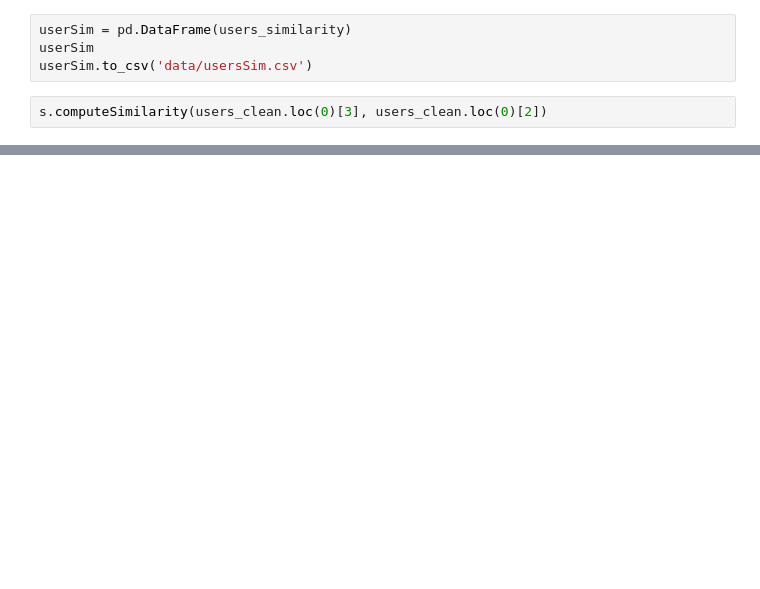
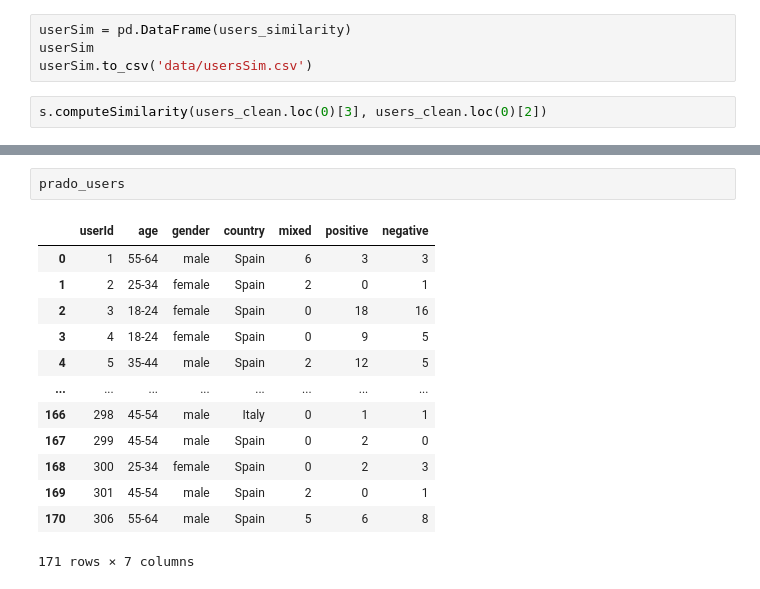
Before and after one commit to AlbertoGarciaDomenech/Comunidades-en-museos, a Jupyter notebook: SimilarityInterface.ipynb, the cells around one changed output, grey strips where cells are left out. Cells and saved outputs as stored; diff of their text form; blank space fills up the shorter version.

```diff
--- a/SimilarityInterface.ipynb
+++ b/SimilarityInterface.ipynb
@@ -282,0 +321,16 @@ s.computeSimilarity(users_clean.loc(0)[3], users_clean.loc(0)[2])
+# %%
+prado_users
+# %% [output]
+|  | userId | age | gender | country | mixed | positive | negative |
+| 0 | 1 | 55-64 | male | Spain | 6 | 3 | 3 |
+| 1 | 2 | 25-34 | female | Spain | 2 | 0 | 1 |
+| 2 | 3 | 18-24 | female | Spain | 0 | 18 | 16 |
+| 3 | 4 | 18-24 | female | Spain | 0 | 9 | 5 |
+| 4 | 5 | 35-44 | male | Spain | 2 | 12 | 5 |
+| ... | ... | ... | ... | ... | ... | ... | ... |
+| 166 | 298 | 45-54 | male | Italy | 0 | 1 | 1 |
+| 167 | 299 | 45-54 | male | Spain | 0 | 2 | 0 |
+| 168 | 300 | 25-34 | female | Spain | 0 | 2 | 3 |
+| 169 | 301 | 45-54 | male | Spain | 2 | 0 | 1 |
+| 170 | 306 | 55-64 | male | Spain | 5 | 6 | 8 |
+171 rows × 7 columns
```
Also changed, not shown: parts of 2 cells of this notebook, 3 other files.
